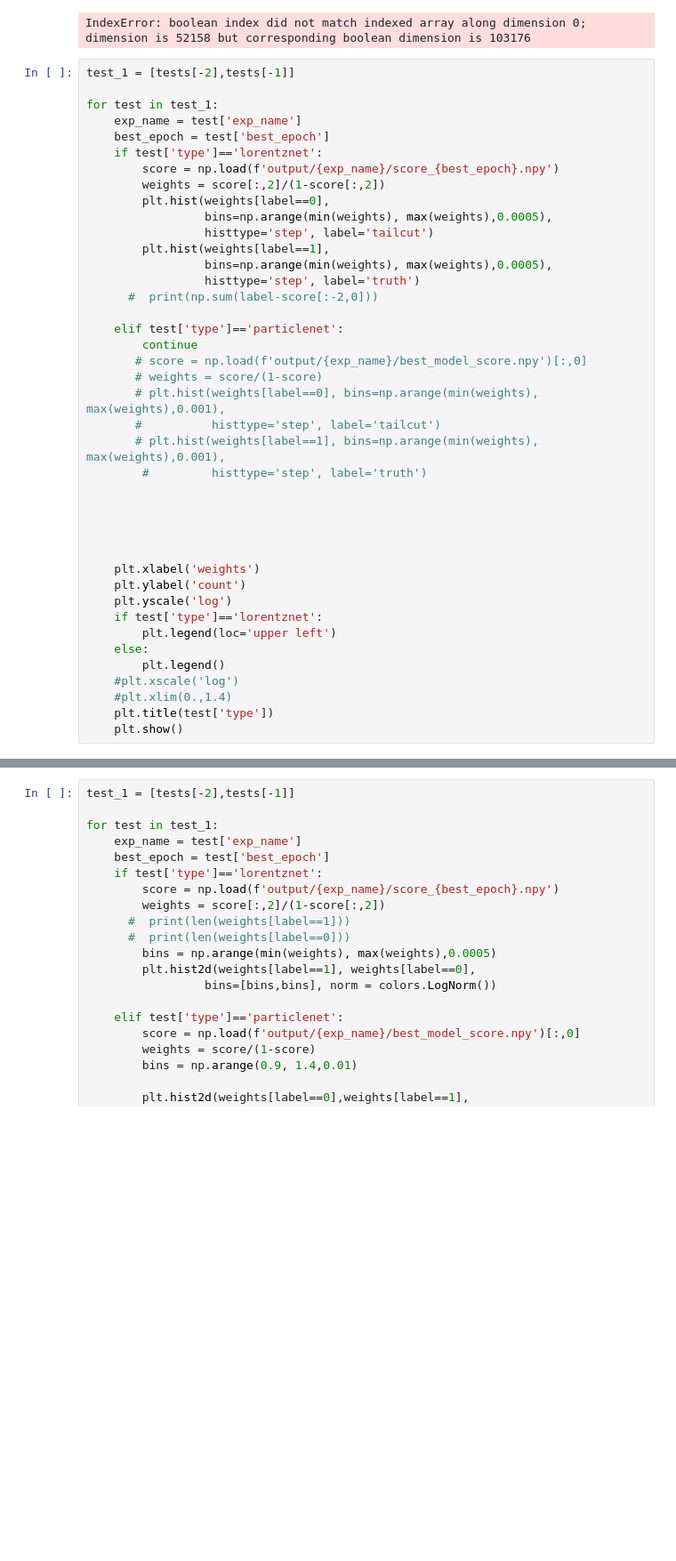
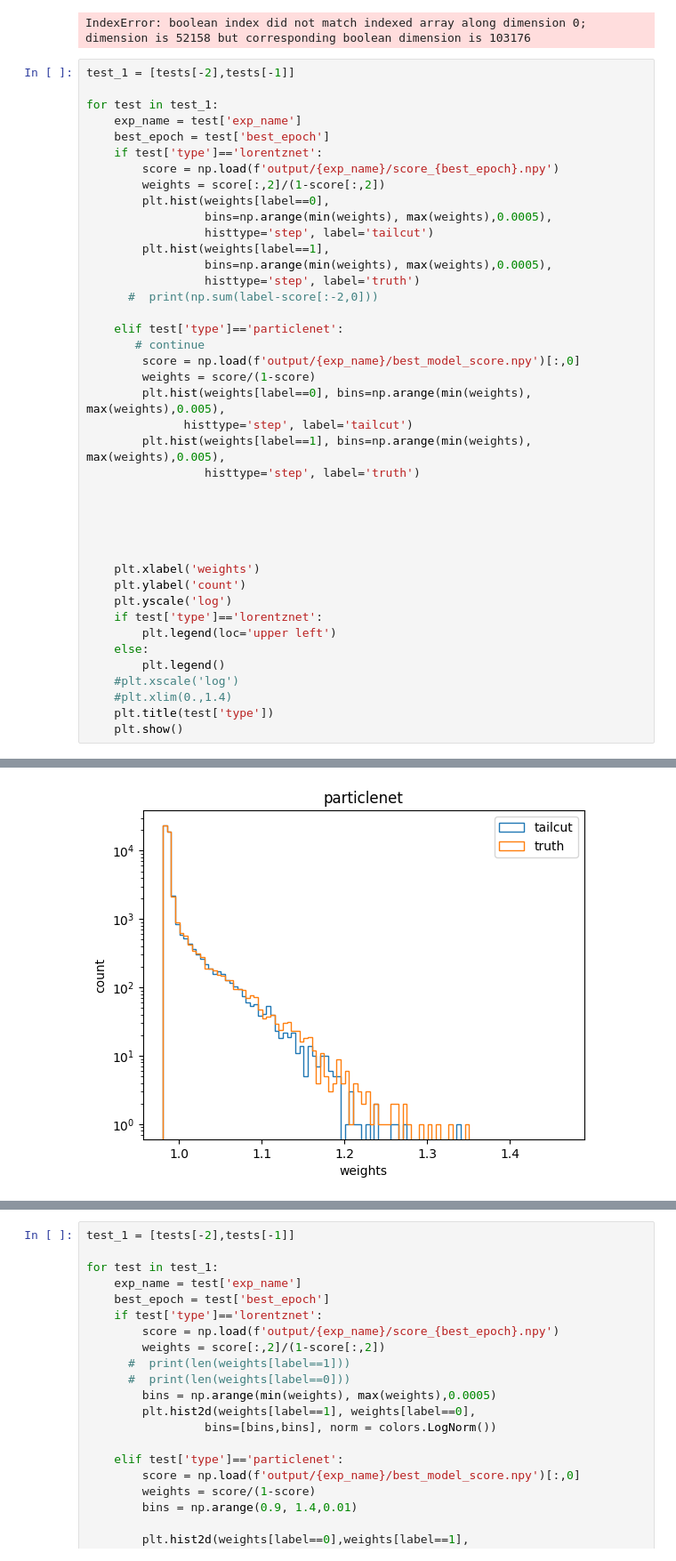
Before and after one commit to heidelberg-hepml/discriminator-metric, a Jupyter notebook: notebooks/plot_weights.ipynb, the cells around one changed output, grey strips where cells are left out. Shown at 89% size. Drawn from its saved outputs; the diff is of its cells as text; blank space fills up the shorter version.

```diff
--- a/notebooks/plot_weights.ipynb
+++ b/notebooks/plot_weights.ipynb
@@ -63,40 +80,41 @@ for test in test_1:
     if test['type']=='lorentznet':
         score = np.load(f'output/{exp_name}/score_{best_epoch}.npy')
         weights = score[:,2]/(1-score[:,2])
         plt.hist(weights[label==0],
                  bins=np.arange(min(weights), max(weights),0.0005),
                  histtype='step', label='tailcut')
         plt.hist(weights[label==1],
                  bins=np.arange(min(weights), max(weights),0.0005),
                  histtype='step', label='truth')
       #  print(np.sum(label-score[:-2,0]))
 
     elif test['type']=='particlenet':
-        continue
-       # score = np.load(f'output/{exp_name}/best_model_score.npy')[:,0]
-       # weights = score/(1-score)
-       # plt.hist(weights[label==0], bins=np.arange(min(weights), max(weights),0.001),
-       #          histtype='step', label='tailcut')
-       # plt.hist(weights[label==1], bins=np.arange(min(weights), max(weights),0.001),
-        #         histtype='step', label='truth')
+       # continue
+        score = np.load(f'output/{exp_name}/best_model_score.npy')[:,0]
+        weights = score/(1-score)
+        plt.hist(weights[label==0], bins=np.arange(min(weights), max(weights),0.005),
+              histtype='step', label='tailcut')
+        plt.hist(weights[label==1], bins=np.arange(min(weights), max(weights),0.005),
+                 histtype='step', label='truth')
 
 
 
 
 
     plt.xlabel('weights')
     plt.ylabel('count')
     plt.yscale('log')
     if test['type']=='lorentznet':
         plt.legend(loc='upper left')
     else:
         plt.legend()
     #plt.xscale('log')
     #plt.xlim(0.,1.4)
     plt.title(test['type'])
     plt.show()
 # %% [output]
 [figure]
+[figure, added]
 # %%
 test_1 = [tests[-1],tests[-2]]
 
```
Also changed, not shown: parts of 15 cells of this notebook, 4 other files.
